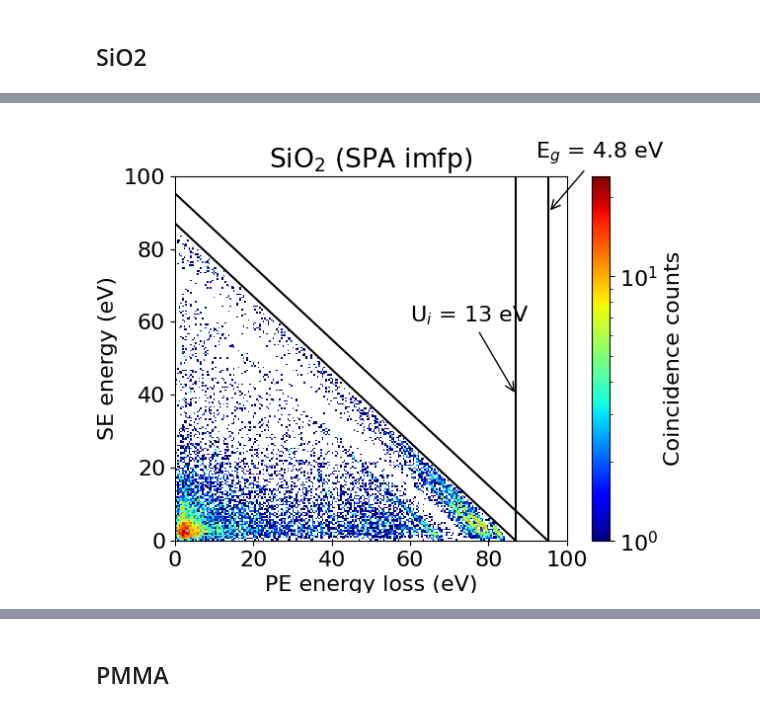
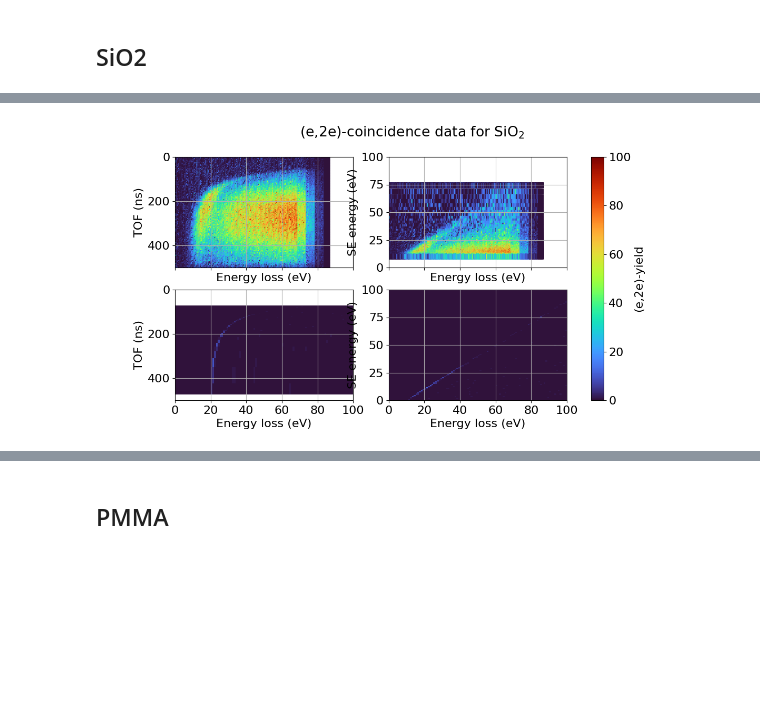
Before and after one commit to oridzel/mast_sey, a Jupyter notebook: plot.ipynb, the cells around one changed output, grey strips where cells are left out. Drawn from its saved outputs; the diff is of its cells as text; code cells hidden in the pictures; blank space fills up the shorter version.

Commit message:
sio2 levels prove after coin comparison

```diff
--- a/plot.ipynb
+++ b/plot.ipynb
@@ -9,3 +9,14 @@ plt.rcParams.update({'font.size': 16})
+# %%
+def lookuptime(energy):
+    fd = np.loadtxt("/Users/olgaridzel/Research/mast_sey/materials/sio2/TOF_Ezero_WF9.2_10105V.dat")
+    ind = np.searchsorted(fd[:,0],energy)
+    return fd[ind,1]
+
+def lookupenergy(time):
+    fd = np.loadtxt("/Users/olgaridzel/Research/mast_sey/materials/sio2/TOF_Ezero_WF9.2_10105V.dat")
+    ind = np.searchsorted(np.sort(fd[:,1]),time)
+    n = len(fd[:,1])
+    return fd[n-ind-1,0]
 # %% [markdown]
 ## SiO2
 # %%
@@ -23,5 +68,62 @@ plt.show()
+# %%
+fd_mc = np.loadtxt("materials/sio2/spa/mc_coin.plot_5")
+fd_exp = np.loadtxt("/Users/olgaridzel/Research/mast_sey/materials/sio2/t2d.dat")
+# fd_exp = np.loadtxt("/Users/olgaridzel/Research/mast_sey/materials/sio2/t2d_sio2_e100p200.dat")
+
+cmap=cm.get_cmap('turbo')
+normalizer=colors.Normalize(0,100)
+im=cm.ScalarMappable(norm=normalizer)
+
+fig, axs = plt.subplots(nrows=2, ncols=2, sharex=True,figsize=(12, 6))
+plt.suptitle(r'(e,2e)-coincidence data for SiO$_2$')
+
+sc = axs[0, 0].scatter(fd_exp[:,0], fd_exp[:,1], c=fd_exp[:,4],marker='s',cmap=cmap,norm=normalizer)
+axs[0, 0].set_xlabel('Energy loss (eV)')
+axs[0, 0].set_ylabel('TOF (ns)')
+axs[0, 0].set_xlim(0,100)
+axs[0, 0].set_ylim(500,0)
+axs[0, 0].grid(True)
+
+ind = fd_exp[:,1] < 474
+sc = axs[0,1].scatter(fd_exp[ind,0], lookupenergy(fd_exp[ind,1]), c=fd_exp[ind,4],marker='s',cmap=cmap,norm=normalizer)
+axs[0,1].set_ylabel('SE energy (eV)')
+axs[0,1].set_xlabel('Energy loss (eV)')
+axs[0,1].set_xlim(0,100)
+axs[0,1].set_ylim(0,100)
+axs[0,1].grid(True)
+# cbar = fig.colorbar(sc,ax=axs[0,:])
+# cbar.set_label('(e,2e)-yield')
+
+eloss = np.linspace(0,100,101)
+H, xedges, yedges = np.histogram2d(100-fd_mc[:,0],fd_mc[:,1],bins=(eloss,eloss))
+H = H.T
+X, Y = np.meshgrid(xedges,yedges)
+pcm = axs[1,1].pcolormesh(X, Y, H,cmap=cmap,norm=normalizer)
+axs[1,1].set_ylim(0,100)
+axs[1,1].set_xlim(0,100)
+axs[1,1].set_xlabel('Energy loss (eV)')
+axs[1,1].set_ylabel('SE energy (eV)')
+axs[1,1].grid(True)
+
+se = np.linspace(0,70,101)
+H, xedges, yedges = np.histogram2d(100-fd_mc[:,0],fd_mc[:,1],bins=(eloss,se))
+H = H.T
+X, Y = np.meshgrid(xedges,lookuptime(yedges))
+pcm = axs[1,0].pcolormesh(X, Y, H,cmap=cmap,norm=normalizer)
+axs[1,0].set_ylabel('TOF (ns)')
+axs[1,0].set_xlabel('Energy loss (eV)')
+axs[1,0].grid(True)
+axs[1,0].set_ylim(500,0)
+axs[1,0].set_xlim(0,100)
+# cbar = fig.colorbar(pcm, ax=axs[1,:])
+# cbar.set_label('(e,2e)-yield')
+cbar = fig.colorbar(pcm, ax=axs.ravel().tolist())
+cbar.set_label('(e,2e)-yield')
+plt.show()
+# %% [output]
+[figure, added]
 # %%
-fd = np.loadtxt("materials/sio2/spa/mc_coin.plot_6")
+fd = np.loadtxt("materials/sio2/spa/mc_coin.plot_9")
 eloss = np.linspace(0,100,100)
 
 plt.figure()
@@ -48,5 +150,3 @@ plt.title(r'SiO$_2$ (SPA imfp)')
 plt.colorbar(label="Coincidence counts")
 plt.set_cmap('jet')
 plt.show()
-# %% [output]
-[figure, removed]
```
Also changed, not shown: parts of 18 cells of this notebook, 3 other files.
